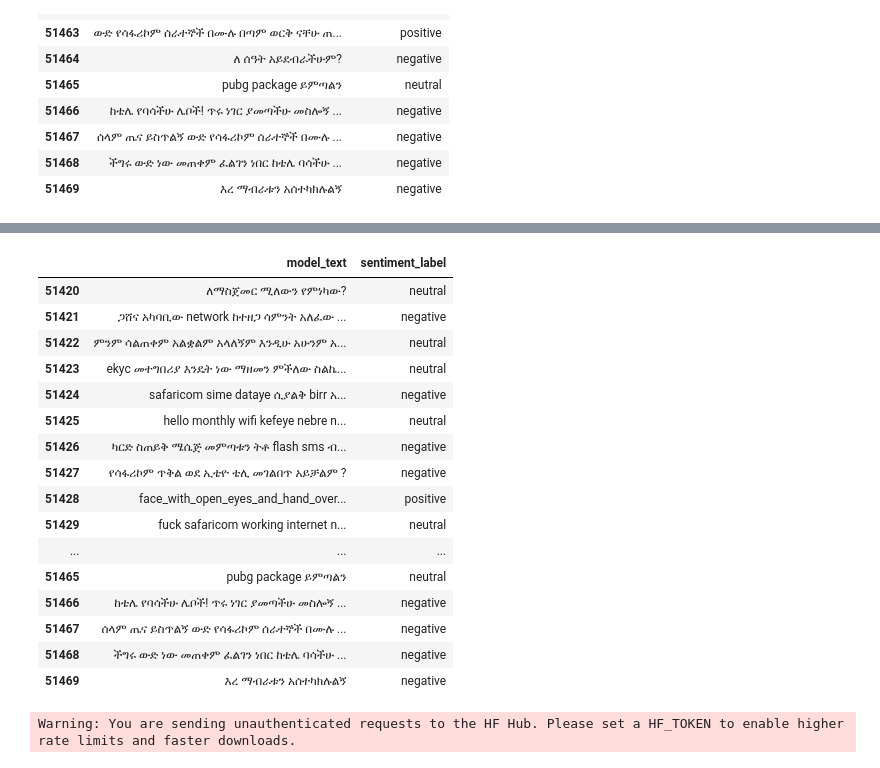
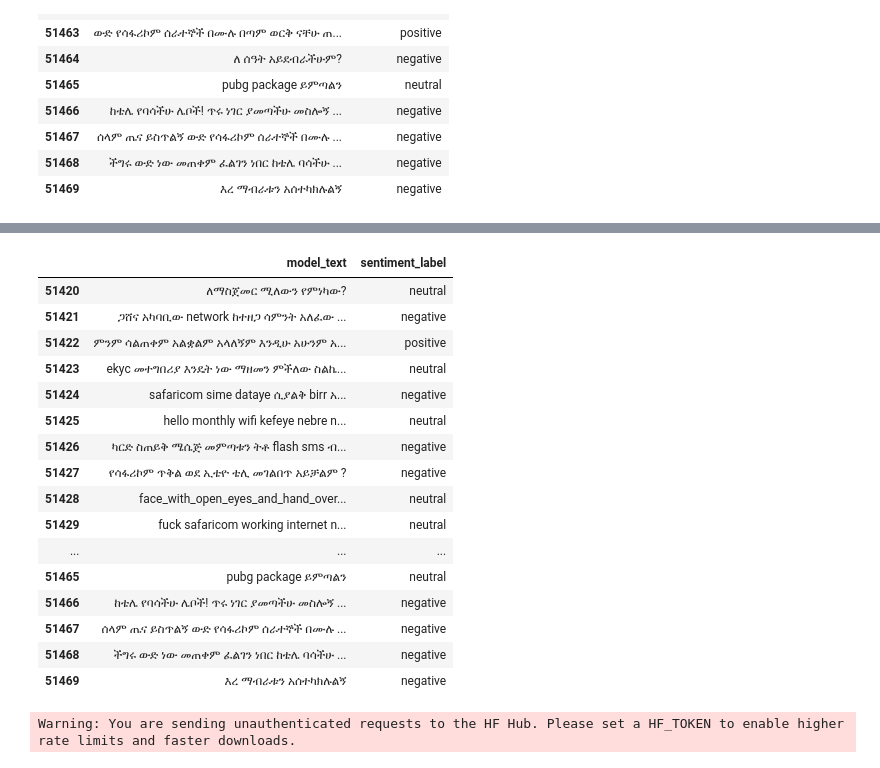
Before and after one commit to birhanumoges/Social-Media-Comment-Analysis, a Jupyter notebook: analysis_notebooks/NLP_model.ipynb, the cells around one changed output, grey strips where cells are left out. Saved outputs shown, nothing was run; the diff lists cells and outputs as text; code cells hidden in the pictures.

```diff
--- a/analysis_notebooks/NLP_model.ipynb
+++ b/analysis_notebooks/NLP_model.ipynb
@@ -1117,25 +1117,25 @@ def simple_sentiment_label(text):
                       'lying_face', 'shushing_face', 'face_with_hand_over_mouth', 'thinking_face', 'smirking_face', 'sleeping_face',
                        'fourleafclover', 'የሌላቸው','መቀለድ', 'የማትሄዱት','ለምንድነው', 'ያሰቸግራል', 'ኣንጠቀምም', 'በቻ', 'የገዛብቻ',
                       'መልሰው','አይሰራም', 'ዝም', 'soccer_ball', 'money_bag','አልገባኝም','አልቻልንም','የለም','እንዳት ተቀሙ', 'ሌብነት',
-                      'ዘረፋ','እንዳትገዙዋቸው','አልሰራም', 'ቆልፈው','ያላማከለ','አልሰራልኝም','አልገባልኝም','የማይሰራ','ሙድ'
-                       'አልተከፈተም','አሳፋሪ','አይከፍትም','ዝርፊያ','ውሸት','ሊበላኝ','ፈነዳሁ','አልተከፈተም','አያስጠቅመኝም','የምትቀያየይሩት','የለም',
-                    'ማያውቁት ነገር የለም','አይለመደኝም','ካላሳየኝ','ሳፋሪ አይለመደኝም','ገደል ግቡ','Limited access','faces','አያውቁም','ገደል','ቆልፈው','Despite'
-                    'አልቻልንም','slow','doesnt''ያስቸግራል','ምትጨምሩት','አቁማለሁ','problem''አይደብራቹም','ይቆራርጣል','ካልከፈላችሁ','አይቀበልም','አነስታይነው','የማይገዛልኝ'
-                    'ተንኮልህ','የማይኖረው','በየቀኑ','እየጨመራቹ','ያጠፋቹት','አልደረሰኝም','ከተዘጋ','ቢስተካከል','አልደረሰኝም','ሌቦች','ዝርፊያ','አቁሙ','አጭበርባሪዎች','አይገባም'
+                      'ዘረፋ','እንዳትገዙዋቸው','አልሰራም', 'ቆልፈው','ያላማከለ','አልሰራልኝም','አልገባልኝም','የማይሰራ','ሙድ',
+                       'አልተከፈተም','አሳፋሪ','አይከፍትም','ዝርፊያ','ውሸት','ሊበላኝ','ፈነዳሁ','አልተከፈተም','አያስጠቅመኝም','የምትቀያየይሩት',
+                    'ማያውቁት ነገር የለም','አይለመደኝም','ካላሳየኝ','ሳፋሪ አይለመደኝም','ገደል ግቡ','Limited access','faces','አያውቁም','ገደል','ቆልፈው','Despite',
+                    'አልቻልንም','slow','doesnt','ያስቸግራል','ምትጨምሩት','አቁማለሁ','problem','አይደብራቹም','ይቆራርጣል','ካልከፈላችሁ','አይቀበልም','አነስታይነው','የማይገዛልኝ',
+                    'ተንኮልህ','የማይኖረው','በየቀኑ','እየጨመራቹ','ያጠፋቹት','አልደረሰኝም','ከተዘጋ','ቢስተካከል','አልደረሰኝም','ሌቦች','አቁሙ','አጭበርባሪዎች','አይገባም'
                     ,'ጨጓራ','ምትልጡት','ተገቢ','የቡሽቲ','ሸሌ','የለክም','ስላልሆናችሁ','ተመለሱ','አልጀመረም','ለሌብነት','ይበቃናል','ውድ','ይስተካከልልኝ','ደነዝ',
-                    'የለውም','ፍላጎቴን ያሟላቹት''ተወደደ','ቀረ','ማስተካከል','ስህተት','የባሳችሁ','ችግሩ','ውድ','አሰተካክሉልኝ','ሌብነት','ምለያየው','ያለ ፍቃድህ','ደባሪ','ውሸት','እናታቹን',
-                    'አዛ','አጭበርባሪ','አታጭበርብሩ','መልሱልኝ','አልተከፈተም','አይደለም','interrupting','disconnected','issue', 'ቅናሾች','በፍጥነት','ተበልቶብኛል','እየሰራ አደለም','አይሰራም'
+                    'የለውም','ፍላጎቴን ያሟላቹት','ተወደደ','ቀረ','ማስተካከል','ስህተት','የባሳችሁ','ችግሩ','ውድ','አሰተካክሉልኝ','ሌብነት','ምለያየው','ያለ ፍቃድህ','ደባሪ','ውሸት','እናታቹን',
+                    'አዛ','አጭበርባሪ','አታጭበርብሩ','መልሱልኝ','አልተከፈተም','አይደለም','interrupting','disconnected','issue', 'ቅናሾች','ተበልቶብኛል','እየሰራ አደለም','አይሰራም'
                     ,'worst','ሰይጣን','አልደረሰኝኝም','የሚለዋወጠው','የቀነሳቹት','ሊገባኝ', 'አልቻለም','አለቀ','expensive','broken','አልተሸለምኩም','mistake','አዝግ','አልሰጡኝም',
                     'አያሳይም','መፍትሄው','stopped','frustrations','አይሠራም','unclear','አልከፍት','አይበራም','አልቻልንም','ወሬ','መጨመር','ሚዘጋቸው','የማይበረታታበ','ምቀኝነት',
                     'ይቆረጥ','ሌቦች','አልደረሰኝም','አልገባም','አልቻልኩም','እንቢ','አልመጣ','ያስቸግራል','አልቋል','ለምንድነው','ያሳፍራል','ውድነት','ከባድ','ጅሎች','እንተወው',
-                    'አስተካክሉልን','ሚቆራረጥብን','ችግር','ሌባና','ሌባ','ቀማኛነው','ውሻ','አሳፋሪና','የላችሁም','አልገባልኝም','ትዋሻላቹ','ማይሰራልኝ','ኢኢፍትሀዊ','አልጠቀመ','የሌለው','ቆሮቆዳ','አልደረሰኝም'
+                    'አስተካክሉልን','ሚቆራረጥብን','ችግር','ሌባና','ሌባ','ቀማኛነው','ውሻ','አሳፋሪና','የላችሁም','አልገባልኝም','ትዋሻላቹ','ማይሰራልኝ','ኢኢፍትሀዊ','አልጠቀመ','የሌለው','ቆሮቆዳ','አልደረሰኝም',
                     'አትቀንሱም','ያሳዝናሉ','አስተካክሉ','ቅሬታ','ማስተካክለው','አልገባልኝም','የለዉም','እምቢ','አልገባኚም','የምታግዱት','አልቻልንም','ወፍ ይለም''አስጠላባችሁ','ብሉን','ሰራቹልኝ','የተቋረጠው'
-                    ,'fix','ኣልሰራም','ምንድንነው','አልገዛ','ለምንድን','ሳይቆይ', 'የሚያለልቀው','አይቻልም','ማልችለዉ','doesnt''መቺ አለና','አኮቦገዝቼደካማሆነብኚ','አልገባልኘም','አይሰራልኝም','አልቻልንም',
+                    ,'fix','ኣልሰራም','ምንድንነው','አልገዛ','ለምንድን','ሳይቆይ', 'የሚያለልቀው','አይቻልም','ማልችለዉ','መቺ አለና','አኮቦገዝቼደካማሆነብኚ','አልገባልኘም','አይሰራልኝም','አልቻልንም',
                     'አይገባም','ተቆርጦ','ማፍያ','መልስሉኝ','አብቅቷል','አይሆንም','ማጉላላት','አልፈለጉም','ይዘጋል','አልተዘረጋም','አጣሁ','አንፈልግም','distraction','ማይገባው','ፋራ','ዝርፊያ','ተግማማሳ',
                     'ሚያማቹ','እፈሩ','አሰዳቢዎች','ትንኮሳው','እንደማይሄድ','decline','isnt working','ሼም','ተበዱ','ደደብ','ደንቆሮ','ግማታም','እየሰራ አይደለም','አያቅም', 'ይጨምራል','check','በዛ',
                     'ለምንድነው','ዘራፊ','ልትብሱ','ተማርሮ','አታፍሩም','እንዲሰደድ','ተኩራራችሁ','አታናዱን','ዉጡልን','አንገዛም','ልትበሉ','ልጥለዉ','ደና ጥቅል የለዉም','መቆራረጥ','ማይሰራዉ','ይስተካከል',
                     'አንችልም','reject','አይሆንም','dont','እፍረት','ከፋ','ተኩላዎች','መጨመር','የማታነሱት','cant','እንቢ','አታሽቃብጥ','እጥረት','እየቀነሳቹ','ሌቦች','ያስጠላል','አታፍሩም',
-                    'እምቢ','ተቃጠልኩ','ተቋርጧል','ቡሽቲ','የደሀ ልጅ','ተበዳ','ዘበኛ','stop','አልገባልኝም','አስወደደቹብን','አይከብድም','እፈሩ','አልሰጡኝም','እናዝናለን','አበዛችሁት','ፌር አይደለም','ጭማሪ'
+                    'እምቢ','ተቃጠልኩ','ተቋርጧል','ቡሽቲ','የደሀ ልጅ','ተበዳ','ዘበኛ','stop','አልገባልኝም','አስወደደቹብን','አይከብድም','እፈሩ','አልሰጡኝም','እናዝናለን','አበዛችሁት','ፌር አይደለም','ጭማሪ',
                     'አልተሸለኩም','ተዘጋብኝ','ምቀኛ','አያረግም','ቀድሞ የተሞላ','ፍትህ','fake', 'ቴሌን መርጠናል','አልቆረጡብኝም','እያስቸገሩ','ያስቸገረክ','stop','ተቸግረናል','የወረደ','ወሬ','ወሬ ብቻ',
                     'ችግር','ቀረፋ','አላምንም','አይዘረጋም','አይስራም','አልከፈተልኝም','አይሰጥም','ሌቦ','ጀዝቦች','አሳማኝ አይደለም' 'የውሸት','ውሸታሞች','አይመስጥም','አትችሉም','እንደተቋረጠ',
                     'አልሰራ አለኝ','ከለከላቹን','ፌክ','ጥቅል የላችሁም','የተንቀረፈፈ','የሚቆራረጥብኝ','የመቆራረጥ','መደሰት','ሌቦ','ጀዝቦች','ቀንሶ','አይደርስም','ሊከፍትልኝ','ለመበዝበዝ','የሞተ','ቋጣሪ',
@@ -1150,7 +1150,15 @@ def simple_sentiment_label(text):
                     ,'ያማችኋል','ማትረባ','የጎደለው','የማጭበርበር','ሆዳም','ይጠፋል','ያልቃል','አትረብም','ግራ','ግራ ገብቶኛል','ምርር','ወሽት',
                     'እየተዘጋብኝ','ሊሰራልኝ ያልቻለም','አይሰራልንም','ይቆርጣል','ተቋርጣል','ቀርፋፋ','ስላልተመቸኝ','ስለማይሞላ','ስለማይሞላ','ልክ አይደላቹም','አቋማቹ እየወረደነው','ወሽታም','ተጠፋብኝ',
                     'ከቴሌ በምን ተሻላችሁ','isnt deposited','ሳልፈልግ','እየቀነሰ','አልሸለማችሁም','ባዶህን ስትቀር','ምትፈርስ','ስለማይችል','መለስክልኝ','ችግራችሁ','የማትሰጡኝ','አልሠጠኝም','አላከውም'
-                    ,'still transaction complete','የምትዘጉ','አይፅፍልኝም','ይቆርጥብኛል','ጠፍቶብኝ','በጣም ያንሳል','አስተያይት', 'ሞኝ','አልጀመረነም']
+                    ,'still transaction complete','የምትዘጉ','አይፅፍልኝም','ይቆርጥብኛል','ጠፍቶብኝ','በጣም ያንሳል','አስተያይት', 'ሞኝ','አልጀመረነም','እየቀለዳቹ','መልሱልን','ቅሬታዬ','አሳስታችሁኛል',
+                    'ተንኮል','አልተሳካም','አስቸገረኝ','ለምን አቆመ','ይቅርታውን ሳይሆን','ምለያየው?','ፈነዳዉ','እየሰራ አደለም','ወሸላ','interested','ጅል','ሲያልቅ', 'ማስቀረት','ጥፋ','አልተሸለምኩም?',
+                    'ተቀየረብኝ','ባትለፉ','disappointing','አይሰራ','discontinued','ደክሞኛል','speed ዜሮ','አልተላከም','አይጠቅምም','እርካታ የለንም','አያስፈልግም','ጅብ','ወፍ','ጠፍቷል','አቃታቹ',
+                    'ማይሰራ','አስጠላባችሁ','ክዳችሁኛል','ይጥቆር','almost week','እየተሸልምንም','ቾግሩ','isnt working','ተጠቃሚ የለም!!','scammer','የደረሰኝ','ሸመጠጣችሁን','wrong','ተሰቃየሁ',
+                    'አስቸገረኝ','አሰታካክሉልኝ','የማይሰራዉ','አይመጠልኝም','የደነዘው','ለምን ቆመ','ተወሰደብኝ','ለምን ኣይቻለም','ይቆረጥብዎታል','ለምን ቀረ??','አልተደረሰም','አጠፋችሁት','ለምነው የለለው'
+                    ,'ተበሳበሳቹ','እየተበላሸ','አንብይ አለኝ','ተጨማለቃችሁ','ከጣልኩት','ተቸገረ','ዘግተው','ዚርፊያ','ጭማሪውን','ተፍቷል','ሌብነታችሁ','አለቻልኩም','እየተገነባ','ምቀቀኛ','solve issues',
+                    'ሰገጤዎች','report','አልቻልኩትም','እብድ','እናቁም','እምብ አለኝ','የደደብ','ተዘግቷል','አስቸግሮኛል','አልተሰጠኝም','አልገባንም','የለህም ይላል','አያመጣም','እያለቀብኝ','አልሰረኘም',
+                    'አንዘረፍም','አስቁም','ይበላበት','briefcase','ይሰተካከል','አልቻሉም','አጣሁት','ጠፍቷል','couldnt buy','በጭንቅ','ጨመረ','አስቸግሯል','ውድነቱ','ዘጋብኝ','increasing fees',
+                    'የማይሰራበት','ጨራሳቹን','ቴሌ ሆናቺ ሁ''እያስቸገረነው','ይበላሉ','ማያስብ','ኪሳራ','ዘረኛና','ጎጠኛ','እኩል አታስጠቅሙም',]
 
     positive_words = ['grinning_face', 'grinning_face_with_big_eyes', 'grinning_face_with_smiling_eyes', 'beaming_face_with_smiling_eyes',
                       'grinning_squinting_face', 'grinning_face_with_sweat', 'face_with_tears_of_joy', 'rolling_on_the_floor_laughing',
@@ -1168,10 +1176,10 @@ def simple_sentiment_label(text):
                       , 'partyingface', 'smilingfacewithsunglasses', 'raisinghands', 'ያስታውሱ','በትክክል', 'እናመሰግናለን', 'መልካም','አመሰግናለሁ','በላይ','thanks',
                       'መደወል', 'active', 'ከክሬድት', 'እየተጠቀሙ','እውነተኛ','ጀምሩ','ይመቻች', 'ኩራታችን', 'appreciate','truly', 'love','ቅመም','በአብሮነት', 'ወደፊት'
                       ,'Eager','Commitment','Benefit', 'ይመቻችሁ', 'ፈጣን ነው', 'ተቀብያለሁ','expansion','respectfully','improve','የምትፈልጉ','እየተከፈላችሁ','መለወጫ',
-                      'ትልቅ','አጋጣሚ','ባለቤት','ትሆናላችሁ','ተከፋይ','የመስራት', 'አቅም','በአብሮነት','እናመሰግናለን','ፍጥነት', 'ወደፊት','ከልብ''እንወዳለን','ተመቺቶኛል','ይመቻል',
+                      'ትልቅ','አጋጣሚ','ባለቤት','ትሆናላችሁ','ተከፋይ','የመስራት', 'አቅም','በአብሮነት','እናመሰግናለን','ፍጥነት', 'ወደፊት','ከልብ','እንወዳለን','ተመቺቶኛል','ይመቻል',
                        'ማማዎች','እየሰጠ','ይሻላል','ጨምሩ', 'አጨብጭብ','እንድትመጡልን','ይመቻቹ','አድርጉ', 'ቀላል','ወርቅ','ምቹ','ጠንክሩልን','ሃሪፍ','ምርጥ','ፍጥነትና','ጥራት','መደሰቴን',
-                       'fine','ለማቀለጠፍ','እንሸለም','የምትፈልጉ','best','luck','strong','ካሸነፍን','like','ሸልሙኝ','ይመቻችሁ','እንመኛለን','የፍቅር የሰላምና የደስታ','ይመቻታል','አደረሳችሁ'
-                       'እናመሰግናለን','happy','interesting','አስተማማኝ','ዝና','ምርጦቹ','activate','win','ይሰራል','ደርሶኛል','የሚጠፋ','ለም','እየቀለዳቹ','መልሱልን','best',
+                       'fine','ለማቀለጠፍ','እንሸለም','የምትፈልጉ','best','luck','strong','ካሸነፍን','like','ሸልሙኝ','ይመቻችሁ','እንመኛለን','የፍቅር የሰላምና የደስታ','ይመቻታል','አደረሳችሁ',
+                       'እናመሰግናለን','happy','interesting','አስተማማኝ','ዝና','ምርጦቹ','activate','win','ይሰራል','ደርሶኛል','የሚጠፋ','ለም','best',
                        'appreciate','ሽልማት','pleasure','አመሰግናለው','rewarded','ኑልን', 'ቀንሷል','yes','gift','affordable','ተመችቶናል','ትችላላቹ','አይዟችሁ','በርቱ','ተስፋ',
                        'እናደርጋለን','ቀላል','አስገቡልን','ጥራት','ሚዛን ይጠብቃል', 'ያሳየናል','ምርጫችን','በጥራት','ይጠናቀቃል','አይቆምም','blessing','favourite','ስማርት','ልታገናኙን','growth',
                      'confidence','ይጨምራል','እየሰፋ','ሞቅ','appreciated','ሆኖ አያቅም','ደስታን','ወርቃማ','እንዳያመጣችሁ','help','working properly','great','expansion','እንደኮራው'
@@ -1185,7 +1193,11 @@ def simple_sentiment_label(text):
                      'ቀጥሉበት','እንደልብ','ያለገደብ ማውራት','እልል','ደስ','ፈጣን ኢንተርንት መጣልን','እንበላ ፏ','ሚያስደስት!!' ,'ተወዳጅ','አመሠግናለሁ','መኮምኮሞ','የቅመም አዋዜ','መንሸራሸር','ካርዳችንስ'
                      ,'ደስ ይለናል','አርፍ እድል','ተባረኩ','ጥሩ ነበር','ልፈውታል','ምችት','እንቁ','ስመጥር','ምርጫዬ','happiest','ምርጡ','ለማስደሰት','አንደኛ ምርጫዬ','ስጡን','ምርጦች','ማጣፈጫ',
                      'ማጣፈጫ ቅመመም','የቆመ','የማይረሳና','ጸዴ','በማመስገን','ማሳለፍ','ወደ ፊት','በጉጉት', 'successful','ጥሩ','አንደኛ','ትችያለሽ!!','ሳቅ','satisfy','የሚስቀዉ','rewared',
-                     'smiling_face','ምርትዬ','በጉጉት','እወዳለሁ']
+                     'smiling_face','ምርትዬ','በጉጉት','እወዳለሁ','እንመኛለን','አደረሰን','አደረሳቹ','በሰላም አደረሰዎት!','ይለያል','ፍቅራችሁን','በሰላም','በሰላም አደረሳችሁ!','አትመጡም','ወደ ፊት',
+                     'ተማርን!!','ሸጋ','እየተስፋፋቹ','ድረሱለት','ያበደ','ትመቹናላችሁ','loving','ahead','ገባልኝ','አውራ','የተሻለ','እድገት', 'እንጓዝ!!','innovation','keep growing','አለንላችሁ!!',
+                     'ይችላል','ያስደስታል','አትመጡም','አባሪሪ','ይቀጥል','ይረዳል','ልላክላቹ','ይቀጥልልን!!','እድገታችሁ','ትመቹኛላቹ','እየገነባችሁ','life easy','moved fast','keeps','ይምጡልን',
+                     'got options','never disappoints','started rocket','የተመቸው','አሳመረው','supporting','ይቀላል','ይቀላጠፋል','ይደምቃል','አንበሸበሸኝ','ብታስጀምሩ','stress አይኖርም',
+                     'አደመቃቹሃት','need','perfect','የገባኝ','hope','proving consistency']
 
 
     pos = sum(1 for word in words if word in positive_words)
@@ -1464,16 +1483,16 @@ weighted avg       0.94      0.94      0.94     10294
 # %%
-sentiment_df[['model_text','sentiment_label']].tail(10)
+sentiment_df[['model_text','sentiment_label']].tail(50)
 # %% [output]
 |  | model_text | sentiment_label |
 | 51420 | ለማስጀመር ሚለውን የምነካው? | neutral |
 | 51421 | ጋሸና አካባቢው network ከተዘጋ ሳምንት አለፈው ... | negative |
-| 51422 | ምንም ሳልጠቀም አልቋልም አላለኝም እንዲሁ አሁንም አ... | neutral |
+| 51422 | ምንም ሳልጠቀም አልቋልም አላለኝም እንዲሁ አሁንም አ... | positive |
 | 51423 | ekyc መተግበሪያ እንዴት ነው ማዘመን ምችለው ስልኬ... | neutral |
 | 51424 | safaricom sime dataye ሲያልቅ birr አ... | negative |
 | 51425 | hello monthly wifi kefeye nebre n... | neutral |
 | 51426 | ካርድ ስጠይቅ ሜሴጅ መምጣቱን ትቶ flash sms ብ... | negative |
 | 51427 | የሳፋሪኮም ጥቅል ወደ ኢቴዮ ቴሊ መገልበጥ አይቻልም ? | negative |
-| 51428 | face_with_open_eyes_and_hand_over... | positive |
+| 51428 | face_with_open_eyes_and_hand_over... | neutral |
 | 51429 | fuck safaricom working internet n... | neutral |
 | ... | ... | ... |
 | 51465 | pubg package ይምጣልን | neutral |
```
Also changed, not shown: parts of 2 cells of this notebook.
